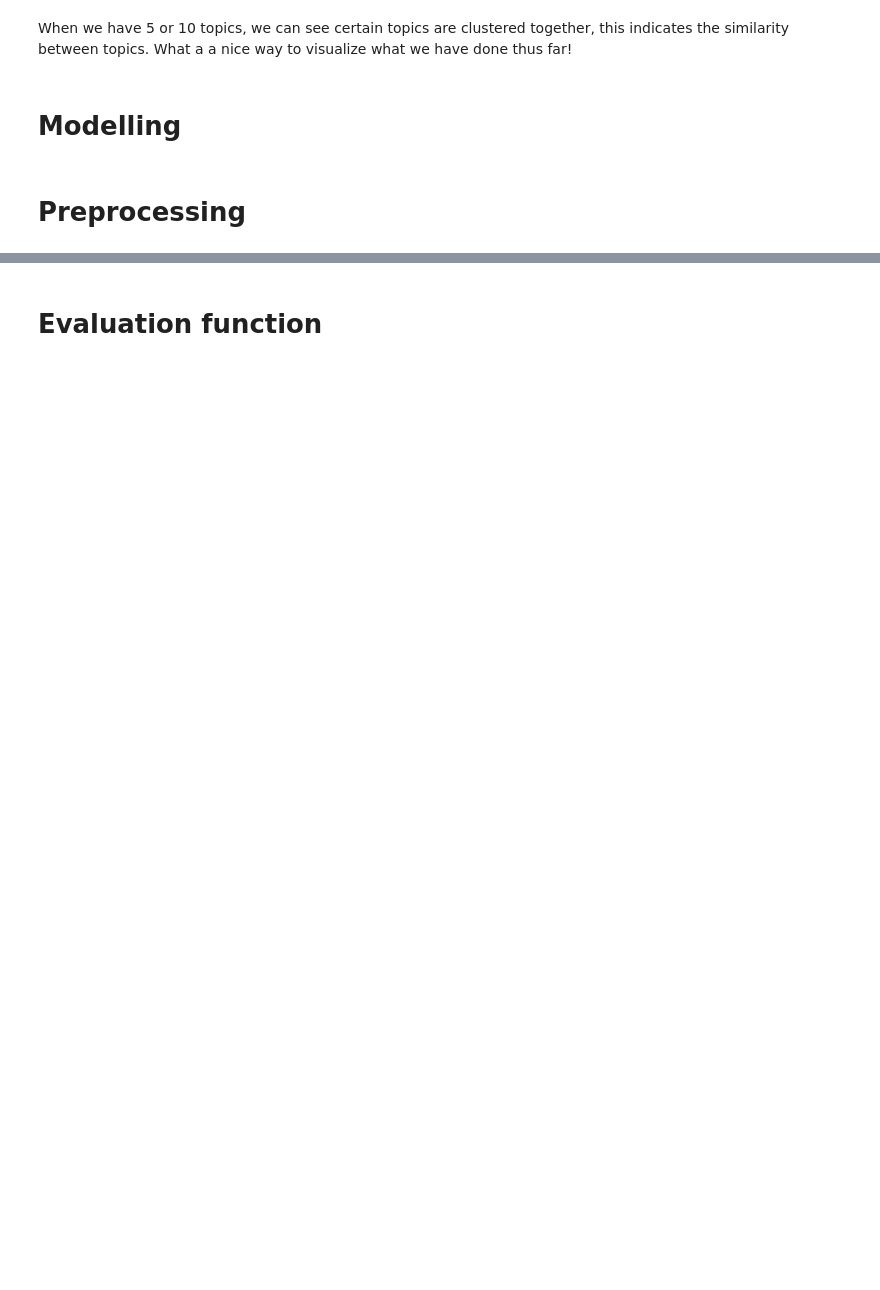
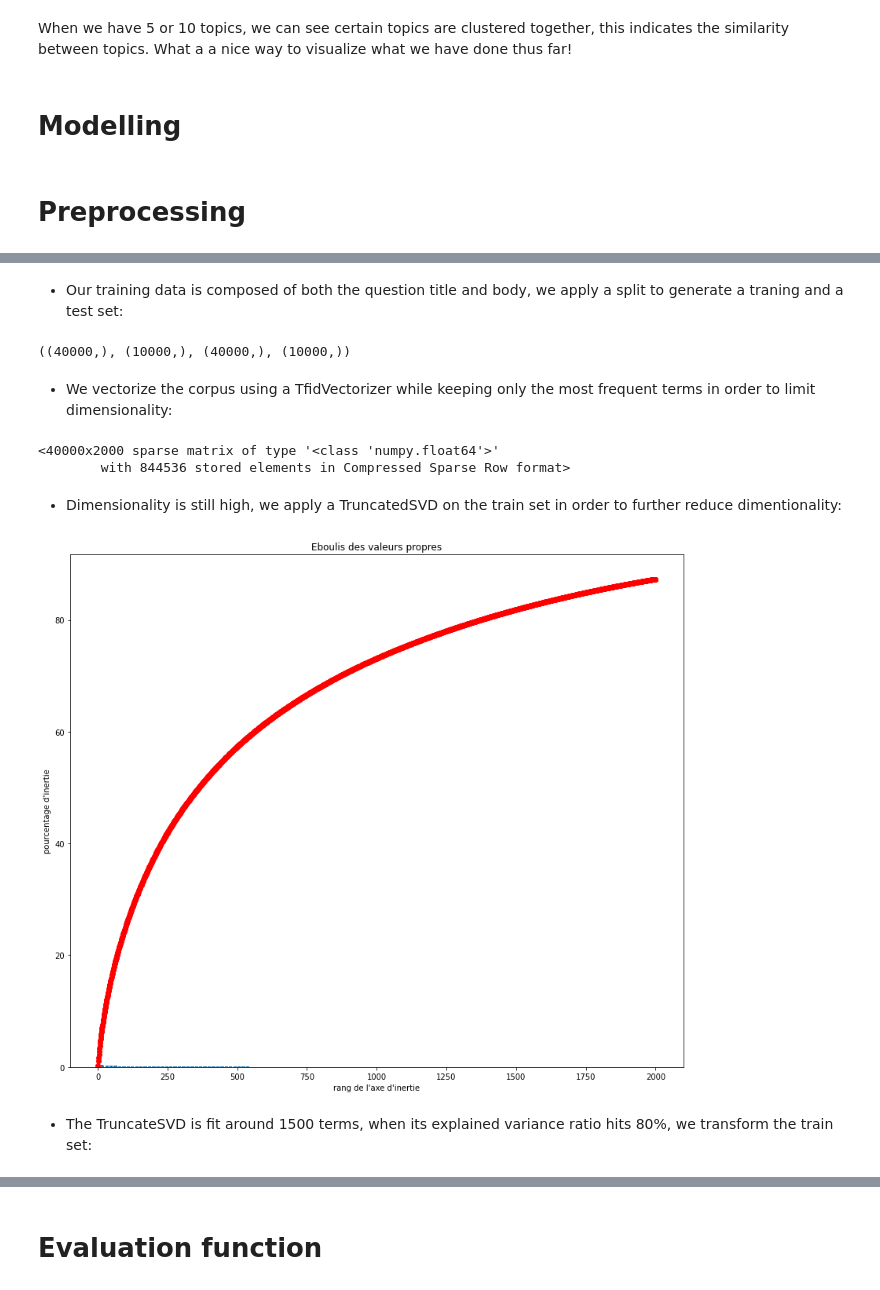
Before and after one commit to thibaudgrosjean/Stack-Overflow-questions, a Jupyter notebook: exploration.ipynb, the cells around one changed output, grey strips where cells are left out. Saved outputs shown, nothing was run; the diff lists cells and outputs as text; code cells hidden in the pictures; blank space fills up the shorter version.

```diff
--- a/exploration.ipynb
+++ b/exploration.ipynb
@@ -440,0 +333,34 @@ df_y.head()
+# %% [markdown]
+* Our training data is composed of both the question title and body, we apply a split to generate a traning and a test set:
+# %%
+X, y = df['Title_Body_tokens'], df['Tags_tokens']
+# Apply a train test split on the data
+X_train, X_test, y_train, y_test = train_test_split(X, y, test_size=0.2, random_state=42)
+X_train.shape, X_test.shape, y_train.shape, y_test.shape
+# %% [output]
+((40000,), (10000,), (40000,), (10000,))
+# %% [markdown]
+* We vectorize the corpus using a TfidVectorizer while keeping only the most frequent terms in order to limit dimensionality:
+# %%
+# X processing
+MAX_FEATURES = 2500
+# Keep the terms with the top frequencies
+tfid_vectorizer = TfidfVectorizer(max_features=MAX_FEATURES)
+# Fit and transform with the Tfid vectorizer on X train
+X_train = tfid_vectorizer.fit_transform(X_train)
+# Transform X test
+X_test = tfid_vectorizer.transform(X_test)
+X_train
+# %% [output]
+<40000x2000 sparse matrix of type '<class 'numpy.float64'>'
+        with 844536 stored elements in Compressed Sparse Row format>
+# %% [markdown]
+* Dimensionality is still high, we apply a TruncatedSVD on the train set in order to further reduce dimentionality:
+# %%
+truncated_SVD = TruncatedSVD(n_components=MAX_FEATURES)
+truncated_SVD.fit(X_train)
+display_scree_plot(truncated_SVD)
+# %% [output]
+[figure, added]
+# %% [markdown]
+* The TruncateSVD is fit around 1500 terms, when its explained variance ratio hits 80%, we transform the train set:
```
Also changed, not shown: parts of 92 cells of this notebook.
